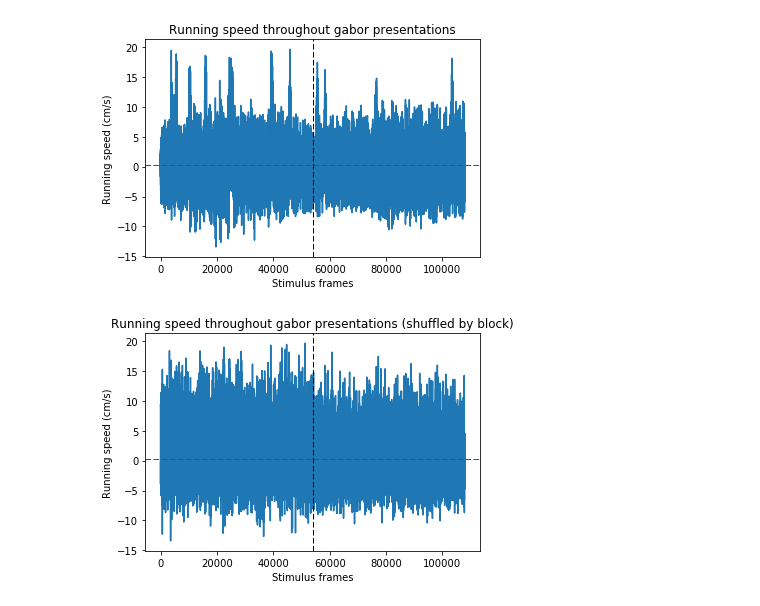
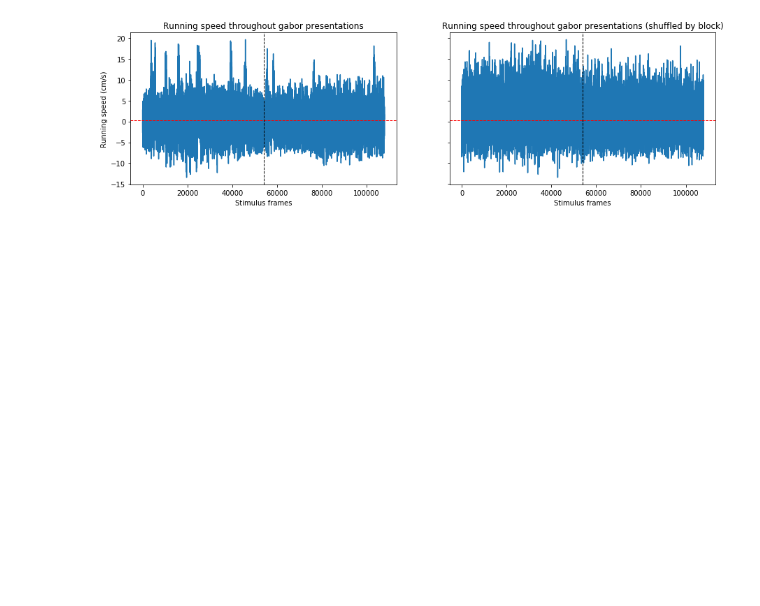
Before and after one commit to colleenjg/OpenScope_CA_Analysis, a Jupyter notebook: run_stim_crosscorr.ipynb, the cells around one changed output. Saved outputs shown, nothing was run; the diff lists cells and outputs as text; code cells hidden in the pictures; blank space fills up the shorter version.

```diff
--- a/run_stim_crosscorr.ipynb
+++ b/run_stim_crosscorr.ipynb
@@ -268,7 +288,7 @@ class Experiment(object):
             print('stimulus alignment pickle already exists.')
 
         with open(self.align_pkl_name, 'rb') as f:
-            self.align_df = pickle.load(f)
+            self.align_df = pandas.read_pickle(f)
 
     # load running speed array as an attribute
     def load_run(self):
@@ -330,41 +346,38 @@ ax1b.axhline(y=np.mean(temp_rand), ls='dashed', c='r', lw='1')
 # %%
 # plot running across gabor blocks
 gab_run_rand = []
 gab_run_breaks = []
 temp_br = 0
 for i in range(len(exp.gabors.run)):
     temp = exp.gabors.run[i].copy()
     np.random.shuffle(temp)
     gab_run_rand.extend([temp])
     # keep track of block breaks
     temp_br += exp.gabors.run[i].shape[0]
     gab_run_breaks.extend([temp_br])
 
 # unite
 gab_run_all = np.concatenate(exp.gabors.run)
 gab_run_rand_all = np.concatenate(gab_run_rand)
 
 # plot
-fig2a, ax2a = plt.subplots()
-ax2a.plot(gab_run_all)
-ax2a.set_title('Running speed throughout gabor presentations')
-ax2a.set_ylabel('Running speed (cm/s)')
-ax2a.set_xlabel('Stimulus frames')
-ax2a.axhline(y=np.mean(gab_run_all), ls='dashed', c='r', lw='1')
+fig2a, ax2a = plt.subplots(ncols=2, sharey=True, figsize=(15, 4))
+ax2a[0].plot(gab_run_all)
+ax2a[0].set_title('Running speed throughout gabor presentations')
+ax2a[0].set_ylabel('Running speed (cm/s)')
+ax2a[0].set_xlabel('Stimulus frames')
+ax2a[0].axhline(y=np.mean(gab_run_all), ls='dashed', c='r', lw='1')
 for i in range(len(gab_run_breaks)-1):
-    ax2a.axvline(x=gab_run_breaks[i], ls='dashed', c='k', lw='1')
+    ax2a[0].axvline(x=gab_run_breaks[i], ls='dashed', c='k', lw='1')
 
-fig2b, ax2b = plt.subplots()
-ax2b.plot(gab_run_rand_all)
-ax2b.set_title('Running speed throughout gabor presentations (shuffled by block)')
-ax2b.set_ylabel('Running speed (cm/s)')
-ax2b.set_xlabel('Stimulus frames')
-ax2b.axhline(y=np.mean(gab_run_rand_all), ls='dashed', c='r', lw='1')
+ax2a[1].plot(gab_run_rand_all)
+ax2a[1].set_title('Running speed throughout gabor presentations (shuffled by block)')
+ax2a[1].set_xlabel('Stimulus frames')
+ax2a[1].axhline(y=np.mean(gab_run_rand_all), ls='dashed', c='r', lw='1')
 for i in range(len(gab_run_breaks)-1):
-    ax2b.axvline(x=gab_run_breaks[i], ls='dashed', c='k', lw='1')
+    ax2a[1].axvline(x=gab_run_breaks[i], ls='dashed', c='k', lw='1')
 # %% [output]
-[figure, old version]
+[figure, new version]
-[figure, removed]
 # %%
 # plot running across brick blocks
 bri_run_rand = []
```
Also changed, not shown: parts of 17 cells of this notebook.
